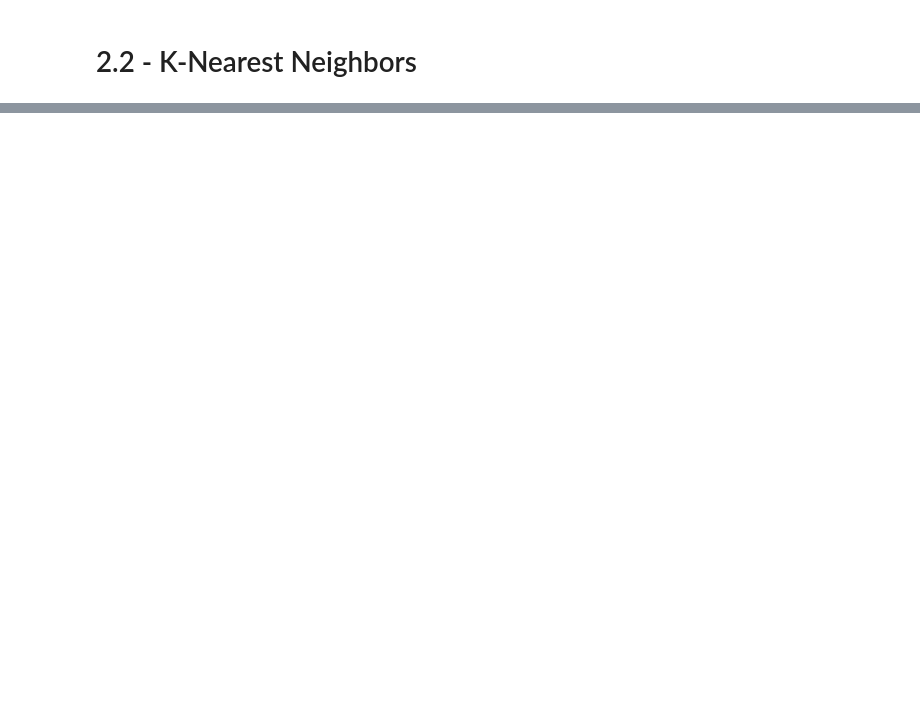
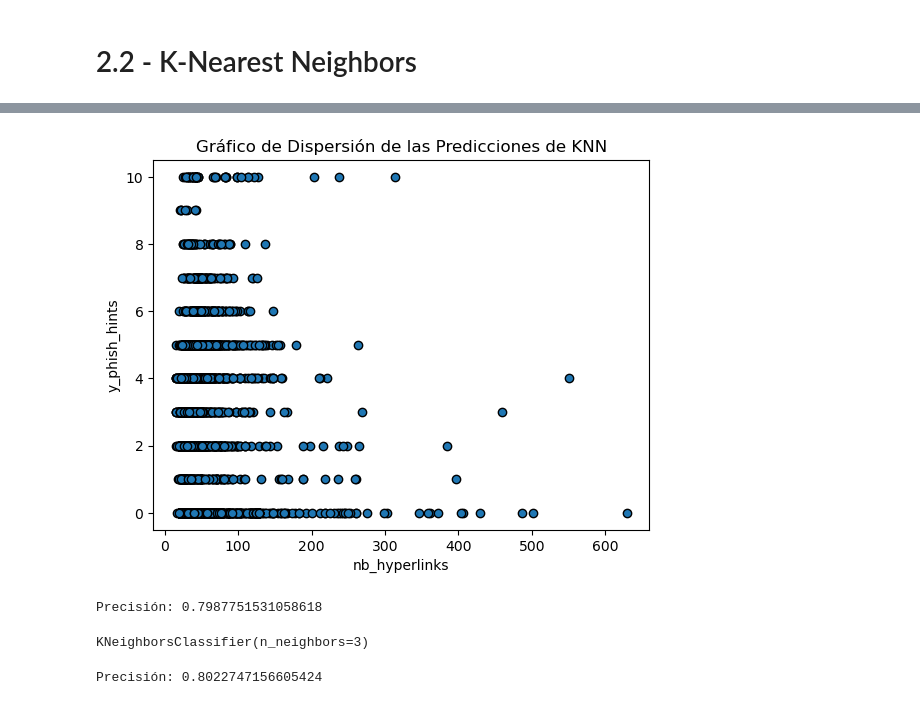
Before and after one commit to Wachuuu15/IA_LABS, a Jupyter notebook: IA/2.2.ipynb, the cells around one changed output, grey strips where cells are left out. Cells and saved outputs as stored; diff of their text form; code cells hidden in the pictures; blank space fills up the shorter version.

```diff
--- a/IA/2.2.ipynb
+++ b/IA/2.2.ipynb
@@ -60,7 +64,13 @@ print(f'Precisión: {accuracy}')
 # %%
-plt.scatter(X_test_selected[:, 0], X_test_selected[:, 1], c=predictions, cmap='viridis', marker='o', edgecolor='k')
+plt.scatter(X_test_selected[:, 0], X_test_selected[:, 1], marker='o', edgecolor='k')
 plt.xlabel('nb_hyperlinks')
 plt.ylabel('y_phish_hints')
-plt.title('Gráfico de Dispersión con Predicciones de KNN')
-plt.colorbar(label='Clase predicha')
+plt.title('Gráfico de Dispersión de las Predicciones de KNN')
 plt.show()
+# %% [output]
+[figure, added]
+# %%
+accuracy = np.mean(predictions == y_test)
+print(f'Precisión: {accuracy}')
+# %% [output]
+Precisión: 0.7987751531058618
@@ -66,0 +91,5 @@ plt.show()
+# %%
+knn_model = KNeighborsClassifier(n_neighbors=3)
+knn_model.fit(X_train_selected, y_train)
+# %% [output]
+KNeighborsClassifier(n_neighbors=3)
@@ -66,0 +98,5 @@ plt.show()
+# %%
+accuracy = accuracy_score(y_test, predictions)
+print(f'Precisión: {accuracy}')
+# %% [output]
+Precisión: 0.8022747156605424
```
Also changed, not shown: parts of 12 cells of this notebook.
